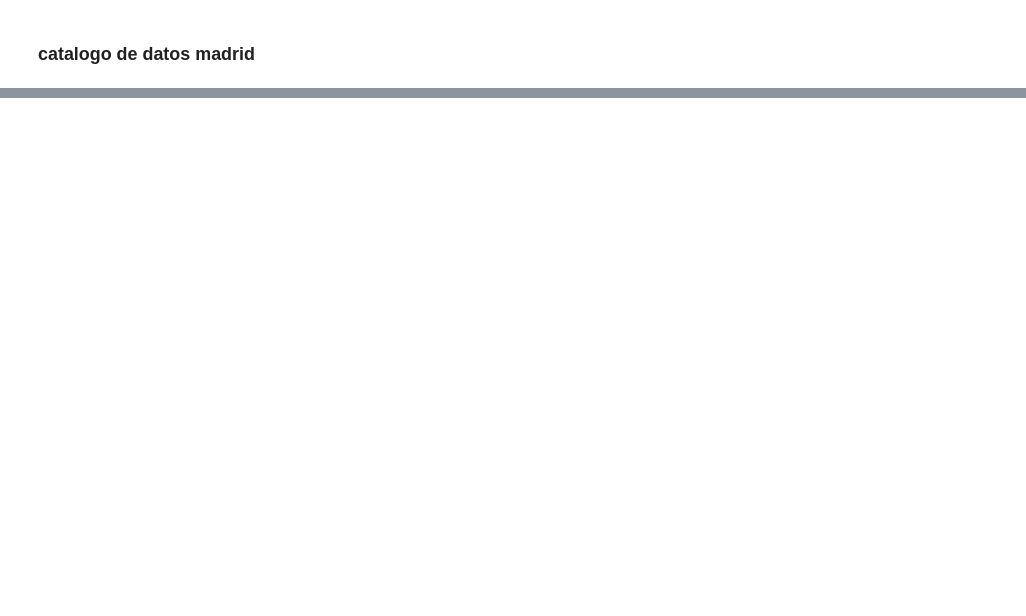
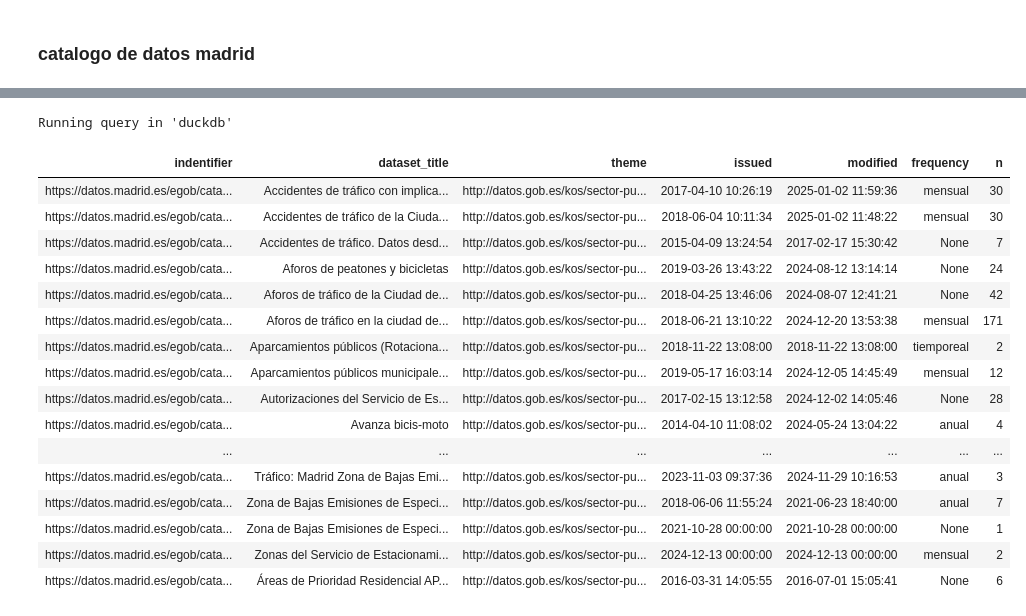
Before and after one commit to jcaubin/codespaces-jupyter_dam_01, a Jupyter notebook: notebooks/dcatXmlparser.ipynb, the cells around one changed output, grey strips where cells are left out. Saved outputs shown, nothing was run; the diff lists cells and outputs as text; code cells hidden in the pictures; blank space fills up the shorter version.

```diff
--- a/notebooks/dcatXmlparser.ipynb
+++ b/notebooks/dcatXmlparser.ipynb
@@ -106,8 +216,27 @@ describe dam
 # %%
 %%sql
 
 SELECT  indentifier , dataset_title, theme, issued, modified, frequency, count(*) n
 FROM dam
---where year(modified) = 2025
+where theme like '%transporte%'
 group by all
-order by theme asc
+order by dataset_title asc
+# %% [output]
+Running query in 'duckdb'
+| indentifier | dataset_title | theme | issued | modified | frequency | n |
+| https://datos.madrid.es/egob/cata... | Accidentes de tráfico con implica... | http://datos.gob.es/kos/sector-pu... | 2017-04-10 10:26:19 | 2025-01-02 11:59:36 | mensual | 30 |
+| https://datos.madrid.es/egob/cata... | Accidentes de tráfico de la Ciuda... | http://datos.gob.es/kos/sector-pu... | 2018-06-04 10:11:34 | 2025-01-02 11:48:22 | mensual | 30 |
+| https://datos.madrid.es/egob/cata... | Accidentes de tráfico. Datos desd... | http://datos.gob.es/kos/sector-pu... | 2015-04-09 13:24:54 | 2017-02-17 15:30:42 | None | 7 |
+| https://datos.madrid.es/egob/cata... | Aforos de peatones y bicicletas | http://datos.gob.es/kos/sector-pu... | 2019-03-26 13:43:22 | 2024-08-12 13:14:14 | None | 24 |
+| https://datos.madrid.es/egob/cata... | Aforos de tráfico de la Ciudad de... | http://datos.gob.es/kos/sector-pu... | 2018-04-25 13:46:06 | 2024-08-07 12:41:21 | None | 42 |
+| https://datos.madrid.es/egob/cata... | Aforos de tráfico en la ciudad de... | http://datos.gob.es/kos/sector-pu... | 2018-06-21 13:10:22 | 2024-12-20 13:53:38 | mensual | 171 |
+| https://datos.madrid.es/egob/cata... | Aparcamientos públicos (Rotaciona... | http://datos.gob.es/kos/sector-pu... | 2018-11-22 13:08:00 | 2018-11-22 13:08:00 | tiemporeal | 2 |
+| https://datos.madrid.es/egob/cata... | Aparcamientos públicos municipale... | http://datos.gob.es/kos/sector-pu... | 2019-05-17 16:03:14 | 2024-12-05 14:45:49 | mensual | 12 |
+| https://datos.madrid.es/egob/cata... | Autorizaciones del Servicio de Es... | http://datos.gob.es/kos/sector-pu... | 2017-02-15 13:12:58 | 2024-12-02 14:05:46 | None | 28 |
+| https://datos.madrid.es/egob/cata... | Avanza bicis-moto | http://datos.gob.es/kos/sector-pu... | 2014-04-10 11:08:02 | 2024-05-24 13:04:22 | anual | 4 |
+| ... | ... | ... | ... | ... | ... | ... |
+| https://datos.madrid.es/egob/cata... | Tráfico: Madrid Zona de Bajas Emi... | http://datos.gob.es/kos/sector-pu... | 2023-11-03 09:37:36 | 2024-11-29 10:16:53 | anual | 3 |
+| https://datos.madrid.es/egob/cata... | Zona de Bajas Emisiones de Especi... | http://datos.gob.es/kos/sector-pu... | 2018-06-06 11:55:24 | 2021-06-23 18:40:00 | anual | 7 |
+| https://datos.madrid.es/egob/cata... | Zona de Bajas Emisiones de Especi... | http://datos.gob.es/kos/sector-pu... | 2021-10-28 00:00:00 | 2021-10-28 00:00:00 | None | 1 |
+| https://datos.madrid.es/egob/cata... | Zonas del Servicio de Estacionami... | http://datos.gob.es/kos/sector-pu... | 2024-12-13 00:00:00 | 2024-12-13 00:00:00 | mensual | 2 |
+| https://datos.madrid.es/egob/cata... | Áreas de Prioridad Residencial AP... | http://datos.gob.es/kos/sector-pu... | 2016-03-31 14:05:55 | 2016-07-01 15:05:41 | None | 6 |
```
Also changed, not shown: parts of 11 cells of this notebook, 5 other files.
